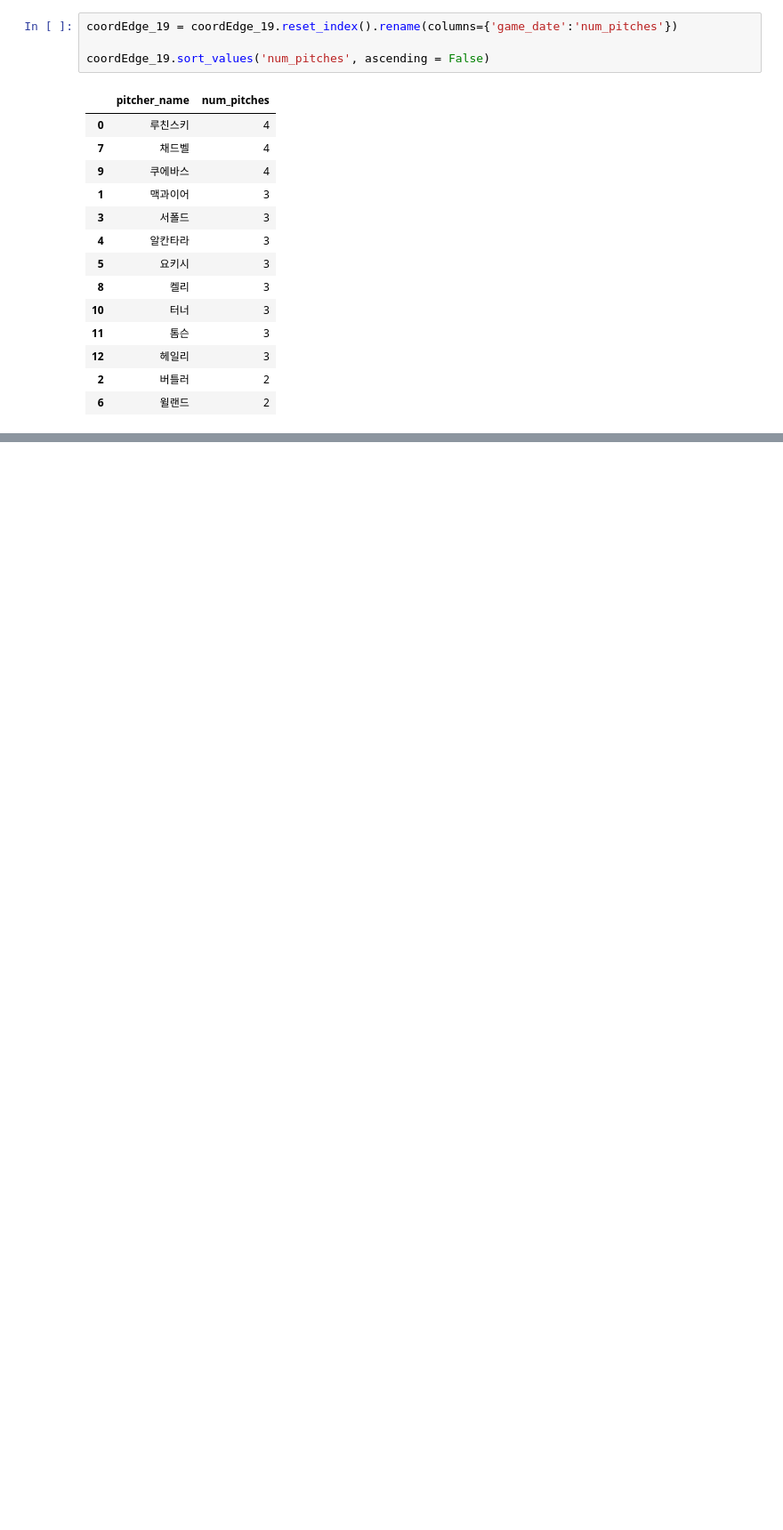
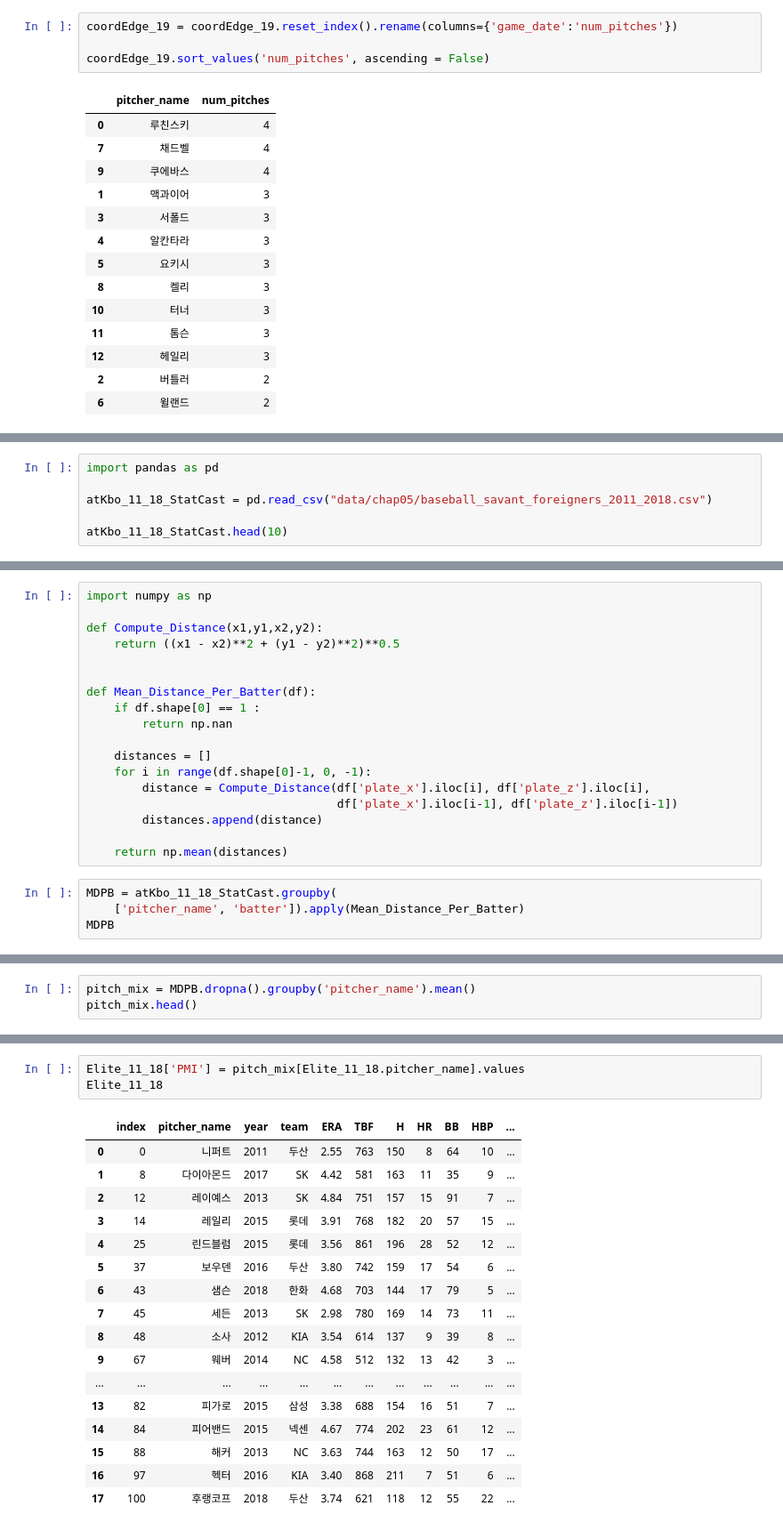
Before and after one commit to msio900/dacon_1st_solution, a Jupyter notebook: Chap05.ipynb, the cells around one changed output, grey strips where cells are left out. Shown at 89% size. Cells and saved outputs as stored; diff of their text form; blank space fills up the shorter version.

```diff
--- a/Chap05.ipynb
+++ b/Chap05.ipynb
@@ -793,0 +798,6 @@ coordEdge_19.sort_values('num_pitches', ascending = False)
+# %%
+import pandas as pd
+
+atKbo_11_18_StatCast = pd.read_csv("data/chap05/baseball_savant_foreigners_2011_2018.csv")
+
+atKbo_11_18_StatCast.head(10)
@@ -793,0 +817,22 @@ coordEdge_19.sort_values('num_pitches', ascending = False)
+# %%
+import numpy as np
+
+def Compute_Distance(x1,y1,x2,y2):
+    return ((x1 - x2)**2 + (y1 - y2)**2)**0.5
+
+
+def Mean_Distance_Per_Batter(df):
+    if df.shape[0] == 1 :
+        return np.nan
+
+    distances = []
+    for i in range(df.shape[0]-1, 0, -1):
+        distance = Compute_Distance(df['plate_x'].iloc[i], df['plate_z'].iloc[i],
+                                    df['plate_x'].iloc[i-1], df['plate_z'].iloc[i-1])
+        distances.append(distance)
+
+    return np.mean(distances)
+# %%
+MDPB = atKbo_11_18_StatCast.groupby(
+    ['pitcher_name', 'batter']).apply(Mean_Distance_Per_Batter)
+MDPB
@@ -793,0 +853,3 @@ coordEdge_19.sort_values('num_pitches', ascending = False)
+# %%
+pitch_mix = MDPB.dropna().groupby('pitcher_name').mean()
+pitch_mix.head()
@@ -793,0 +864,21 @@ coordEdge_19.sort_values('num_pitches', ascending = False)
+# %%
+Elite_11_18['PMI'] = pitch_mix[Elite_11_18.pitcher_name].values
+Elite_11_18
+# %% [output]
+|  | index | pitcher_name | year | team | ERA | TBF | H | HR | BB | HBP | ... |
+| 0 | 0 | 니퍼트 | 2011 | 두산 | 2.55 | 763 | 150 | 8 | 64 | 10 | ... |
+| 1 | 8 | 다이아몬드 | 2017 | SK | 4.42 | 581 | 163 | 11 | 35 | 9 | ... |
+| 2 | 12 | 레이예스 | 2013 | SK | 4.84 | 751 | 157 | 15 | 91 | 7 | ... |
+| 3 | 14 | 레일리 | 2015 | 롯데 | 3.91 | 768 | 182 | 20 | 57 | 15 | ... |
+| 4 | 25 | 린드블럼 | 2015 | 롯데 | 3.56 | 861 | 196 | 28 | 52 | 12 | ... |
+| 5 | 37 | 보우덴 | 2016 | 두산 | 3.80 | 742 | 159 | 17 | 54 | 6 | ... |
+| 6 | 43 | 샘슨 | 2018 | 한화 | 4.68 | 703 | 144 | 17 | 79 | 5 | ... |
+| 7 | 45 | 세든 | 2013 | SK | 2.98 | 780 | 169 | 14 | 73 | 11 | ... |
+| 8 | 48 | 소사 | 2012 | KIA | 3.54 | 614 | 137 | 9 | 39 | 8 | ... |
+| 9 | 67 | 웨버 | 2014 | NC | 4.58 | 512 | 132 | 13 | 42 | 3 | ... |
+| ... | ... | ... | ... | ... | ... | ... | ... | ... | ... | ... | ... |
+| 13 | 82 | 피가로 | 2015 | 삼성 | 3.38 | 688 | 154 | 16 | 51 | 7 | ... |
+| 14 | 84 | 피어밴드 | 2015 | 넥센 | 4.67 | 774 | 202 | 23 | 61 | 12 | ... |
+| 15 | 88 | 해커 | 2013 | NC | 3.63 | 744 | 163 | 12 | 50 | 17 | ... |
+| 16 | 97 | 헥터 | 2016 | KIA | 3.40 | 868 | 211 | 7 | 51 | 6 | ... |
+| 17 | 100 | 후랭코프 | 2018 | 두산 | 3.74 | 621 | 118 | 12 | 55 | 22 | ... |
```
Also changed, not shown: parts of 17 cells of this notebook.
